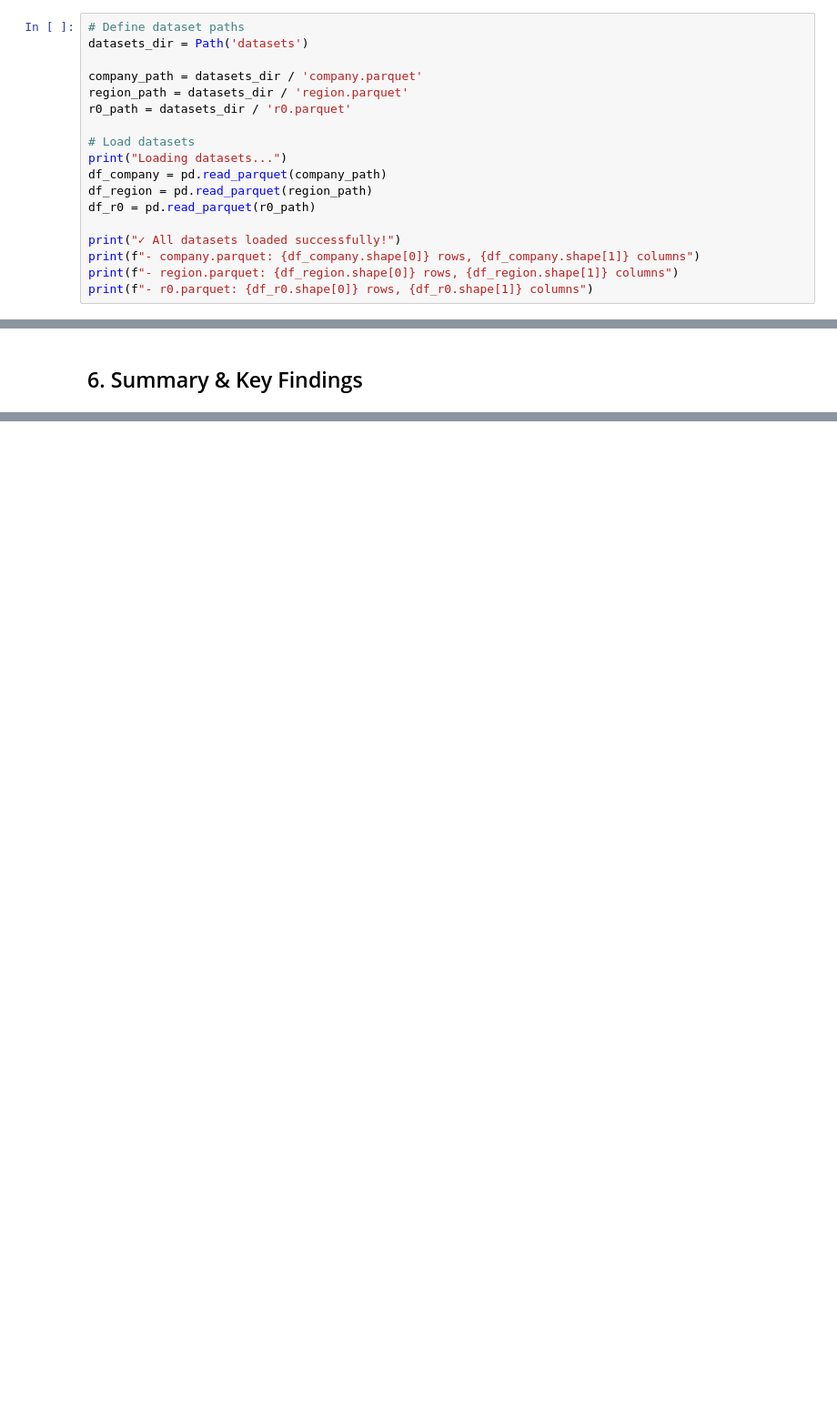
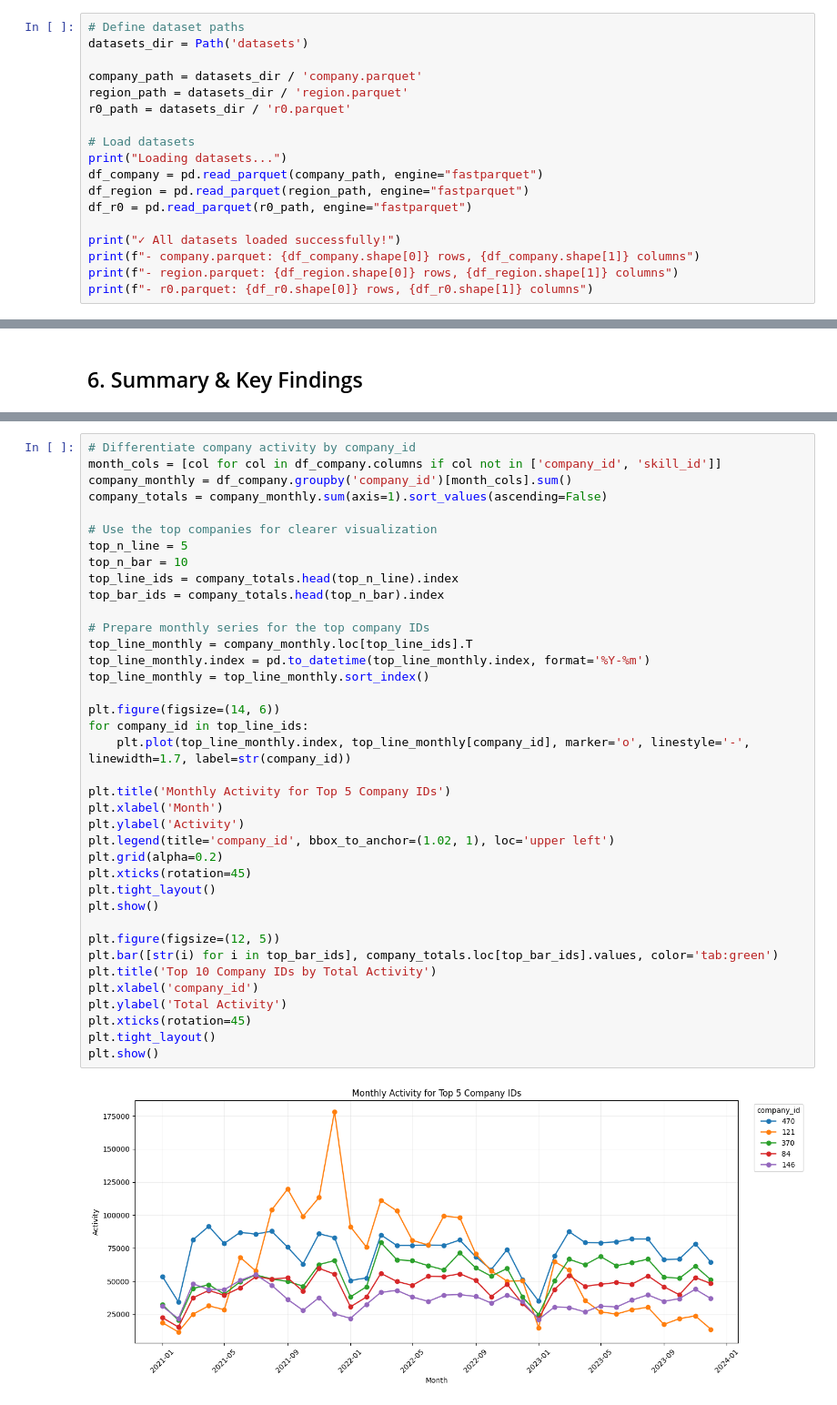
Before and after one commit to coenchou/JobMarketDemand, a Jupyter notebook: 01_data_exploration.ipynb, the cells around one changed output, grey strips where cells are left out. Shown at 91% size. Saved outputs shown, nothing was run; the diff lists cells and outputs as text; blank space fills up the shorter version.

```diff
--- a/01_data_exploration.ipynb
+++ b/01_data_exploration.ipynb
@@ -34,9 +36,9 @@ r0_path = datasets_dir / 'r0.parquet'
 
 # Load datasets
 print("Loading datasets...")
-df_company = pd.read_parquet(company_path)
-df_region = pd.read_parquet(region_path)
-df_r0 = pd.read_parquet(r0_path)
+df_company = pd.read_parquet(company_path, engine="fastparquet")
+df_region = pd.read_parquet(region_path, engine="fastparquet")
+df_r0 = pd.read_parquet(r0_path, engine="fastparquet")
 
 print("✓ All datasets loaded successfully!")
 print(f"- company.parquet: {df_company.shape[0]} rows, {df_company.shape[1]} columns")
@@ -149,0 +364,40 @@ print("=" * 60)
+# %%
+# Differentiate company activity by company_id
+month_cols = [col for col in df_company.columns if col not in ['company_id', 'skill_id']]
+company_monthly = df_company.groupby('company_id')[month_cols].sum()
+company_totals = company_monthly.sum(axis=1).sort_values(ascending=False)
+
+# Use the top companies for clearer visualization
+top_n_line = 5
+top_n_bar = 10
+top_line_ids = company_totals.head(top_n_line).index
+top_bar_ids = company_totals.head(top_n_bar).index
+
+# Prepare monthly series for the top company IDs
+top_line_monthly = company_monthly.loc[top_line_ids].T
+top_line_monthly.index = pd.to_datetime(top_line_monthly.index, format='%Y-%m')
+top_line_monthly = top_line_monthly.sort_index()
+
+plt.figure(figsize=(14, 6))
+for company_id in top_line_ids:
+    plt.plot(top_line_monthly.index, top_line_monthly[company_id], marker='o', linestyle='-', linewidth=1.7, label=str(company_id))
+
+plt.title('Monthly Activity for Top 5 Company IDs')
+plt.xlabel('Month')
+plt.ylabel('Activity')
+plt.legend(title='company_id', bbox_to_anchor=(1.02, 1), loc='upper left')
+plt.grid(alpha=0.2)
+plt.xticks(rotation=45)
+plt.tight_layout()
+plt.show()
+
+plt.figure(figsize=(12, 5))
+plt.bar([str(i) for i in top_bar_ids], company_totals.loc[top_bar_ids].values, color='tab:green')
+plt.title('Top 10 Company IDs by Total Activity')
+plt.xlabel('company_id')
+plt.ylabel('Total Activity')
+plt.xticks(rotation=45)
+plt.tight_layout()
+plt.show()
+# %% [output]
+[figure, added]
```
Also changed, not shown: parts of 13 cells of this notebook, 8 other files.
